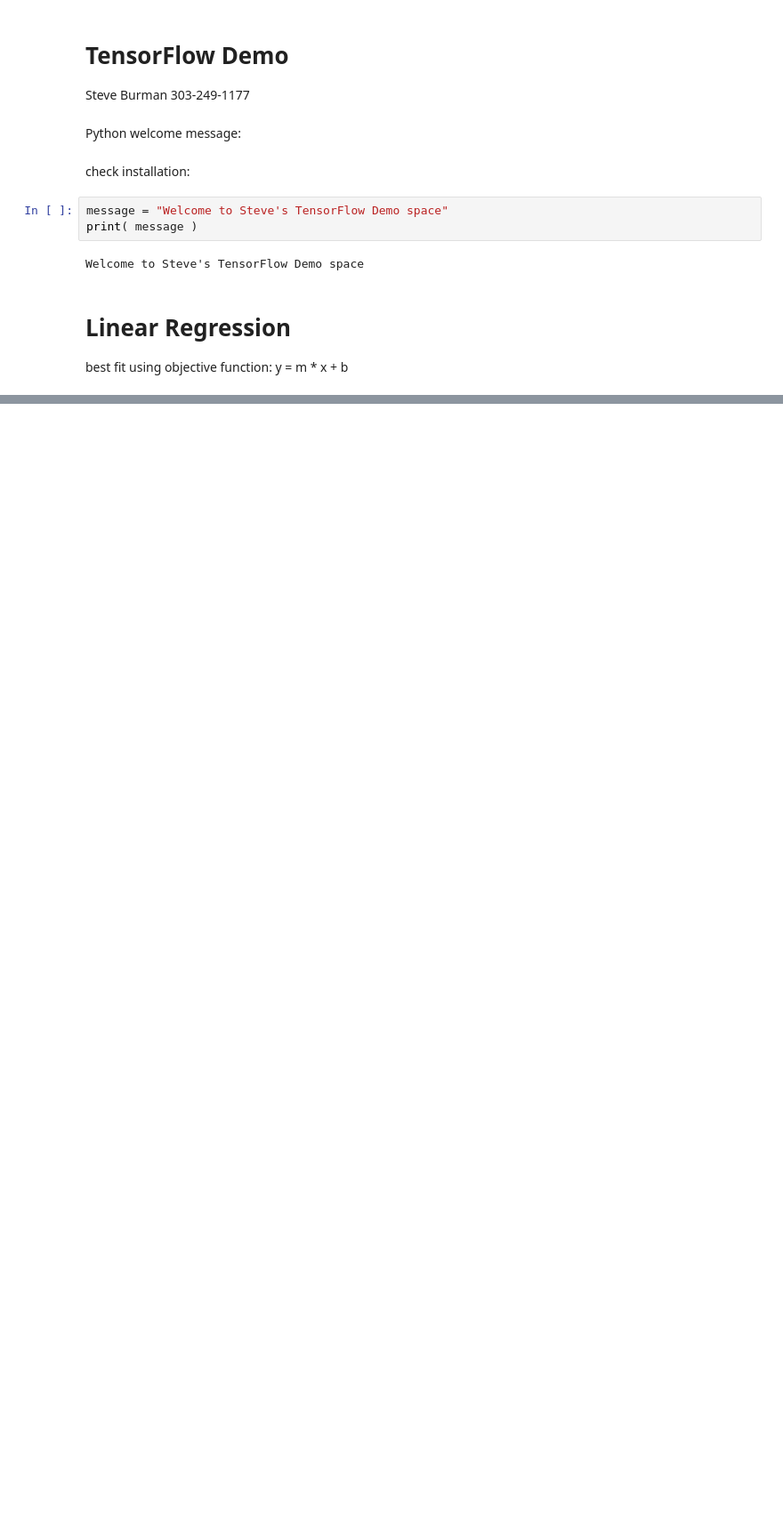
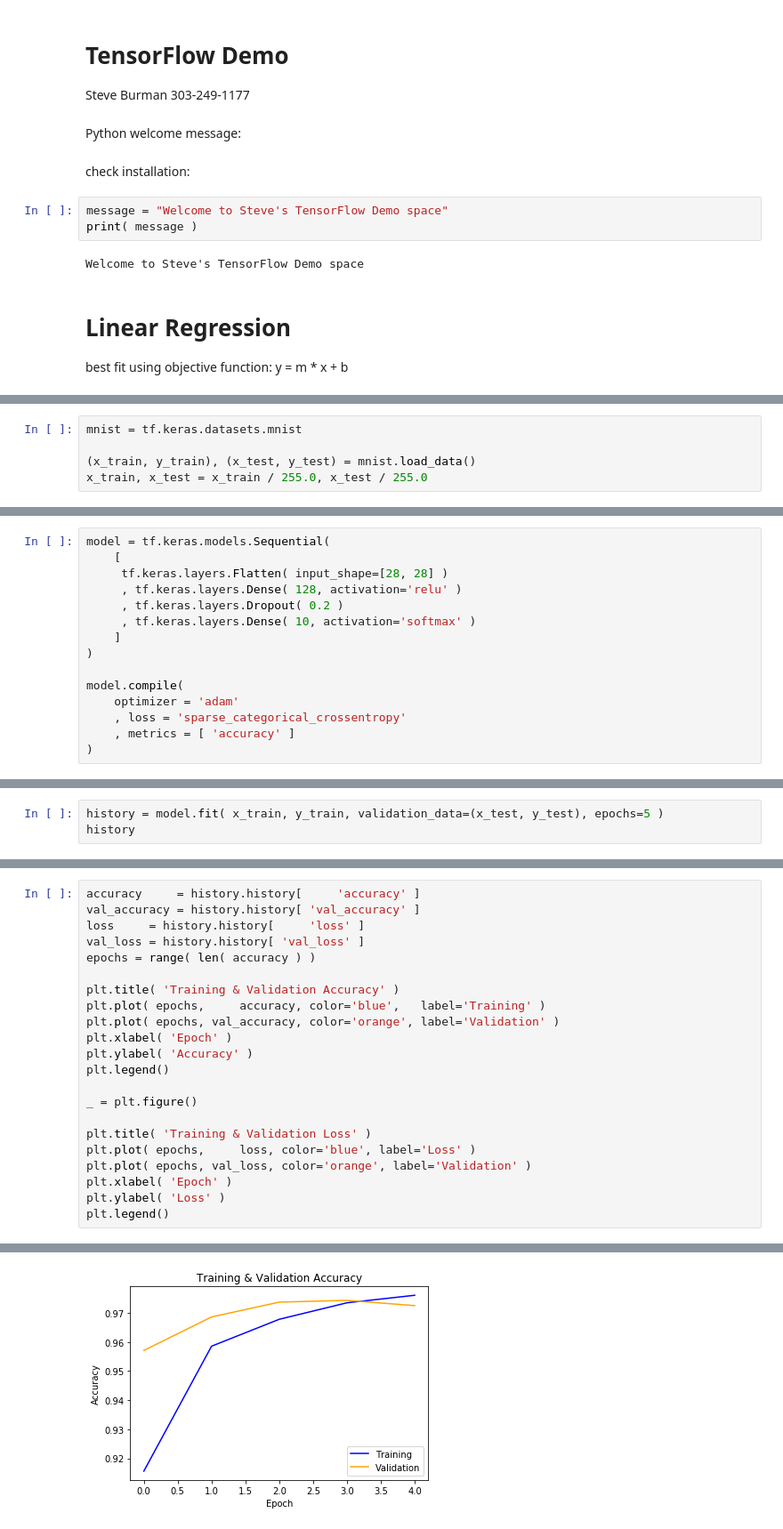
Before and after one commit to steve-burman/machine-learning-intro, a Jupyter notebook: TensorFlow_SXB.ipynb, the cells around one changed output, grey strips where cells are left out. Shown at 89% size. Drawn from its saved outputs; the diff is of its cells as text; blank space fills up the shorter version.

```diff
--- a/TensorFlow_SXB.ipynb
+++ b/TensorFlow_SXB.ipynb
@@ -47,0 +54,5 @@ plt.plot( x_train, y_train, 'b.' )
+# %%
+mnist = tf.keras.datasets.mnist
+
+(x_train, y_train), (x_test, y_test) = mnist.load_data()
+x_train, x_test = x_train / 255.0, x_test / 255.0
@@ -47,0 +61,15 @@ plt.plot( x_train, y_train, 'b.' )
+# %%
+model = tf.keras.models.Sequential(
+    [
+     tf.keras.layers.Flatten( input_shape=[28, 28] )
+     , tf.keras.layers.Dense( 128, activation='relu' )
+     , tf.keras.layers.Dropout( 0.2 )
+     , tf.keras.layers.Dense( 10, activation='softmax' )
+    ]
+)
+
+model.compile(
+    optimizer = 'adam'
+    , loss = 'sparse_categorical_crossentropy'
+    , metrics = [ 'accuracy' ]
+)
@@ -47,0 +78,3 @@ plt.plot( x_train, y_train, 'b.' )
+# %%
+history = model.fit( x_train, y_train, validation_data=(x_test, y_test), epochs=5 )
+history
@@ -47,0 +102,23 @@ plt.plot( x_train, y_train, 'b.' )
+# %%
+accuracy     = history.history[     'accuracy' ]
+val_accuracy = history.history[ 'val_accuracy' ]
+loss     = history.history[     'loss' ]
+val_loss = history.history[ 'val_loss' ]
+epochs = range( len( accuracy ) )
+
+plt.title( 'Training & Validation Accuracy' )
+plt.plot( epochs,     accuracy, color='blue',   label='Training' )
+plt.plot( epochs, val_accuracy, color='orange', label='Validation' )
+plt.xlabel( 'Epoch' )
+plt.ylabel( 'Accuracy' )
+plt.legend()
+
+_ = plt.figure()
+
+plt.title( 'Training & Validation Loss' )
+plt.plot( epochs,     loss, color='blue', label='Loss' )
+plt.plot( epochs, val_loss, color='orange', label='Validation' )
+plt.xlabel( 'Epoch' )
+plt.ylabel( 'Loss' )
+plt.legend()
+# %% [output]
@@ -47,0 +126 @@ plt.plot( x_train, y_train, 'b.' )
+[figure, added]
```
Also changed, not shown: parts of 10 cells of this notebook.
